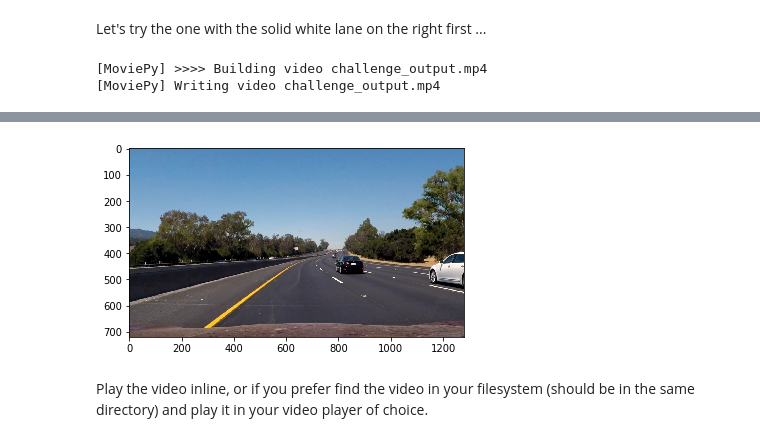
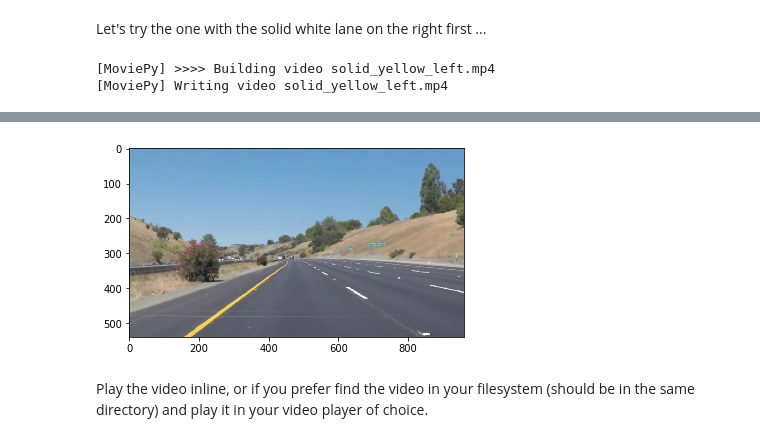
Before and after one commit to pbanavara/udacity_project1, a Jupyter notebook: P1.ipynb, the cells around one changed output, grey strips where cells are left out. Cells and saved outputs as stored; diff of their text form; code cells hidden in the pictures.

```diff
--- a/P1.ipynb
+++ b/P1.ipynb
@@ -229,9 +229,9 @@ for file in list_of_files:
 
         rho = 1 # distance resolution in pixels of the Hough grid
         theta = np.pi/180 # angular resolution in radians of the Hough grid
-        threshold = 35     # minimum number of votes (intersections in Hough grid cell)
-        min_line_length = 5 #minimum number of pixels making up a line
-        max_line_gap = 2    # maximum gap in pixels between connectable line segments
+        threshold = 49     # minimum number of votes (intersections in Hough grid cell)
+        min_line_length = 99 #minimum number of pixels making up a line
+        max_line_gap = 160    # maximum gap in pixels between connectable line segments
         imshape = canny_edge_image.shape
 
         vertices = np.array([[(imshape[1]/2 + 20,imshape[0]/2 + 50), (imshape[1]-10, imshape[0]), (80, imshape[0]), (imshape[1]/2 + 20, imshape[0]/2 + 35)]], dtype=np.int32)
@@ -315,11 +315,11 @@ def process_image(image):
 # %% [markdown]
 Let's try the one with the solid white lane on the right first ...
 # %%
-white_output = 'challenge_output.mp4'
-clip1 = VideoFileClip("challenge.mp4")
+white_output = 'solid_yellow_left.mp4'
+clip1 = VideoFileClip("solidYellowLeft.mp4")
 white_clip = clip1.fl_image(process_image) #NOTE: this function expects color images!!
 %time white_clip.write_videofile(white_output, audio=False)
 # %% [output]
-[MoviePy] >>>> Building video challenge_output.mp4
-[MoviePy] Writing video challenge_output.mp4
+[MoviePy] >>>> Building video solid_yellow_left.mp4
+[MoviePy] Writing video solid_yellow_left.mp4
 [MoviePy] Done.
@@ -330,4 +330,4 @@ Wall time: 1min 12s
-[figure, old version]
+[figure, new version]
 # %% [markdown]
 Play the video inline, or if you prefer find the video in your filesystem (should be in the same directory) and play it in your video player of choice.
 # %%
```
Also changed, not shown: parts of 2 cells of this notebook, 2 other files.
